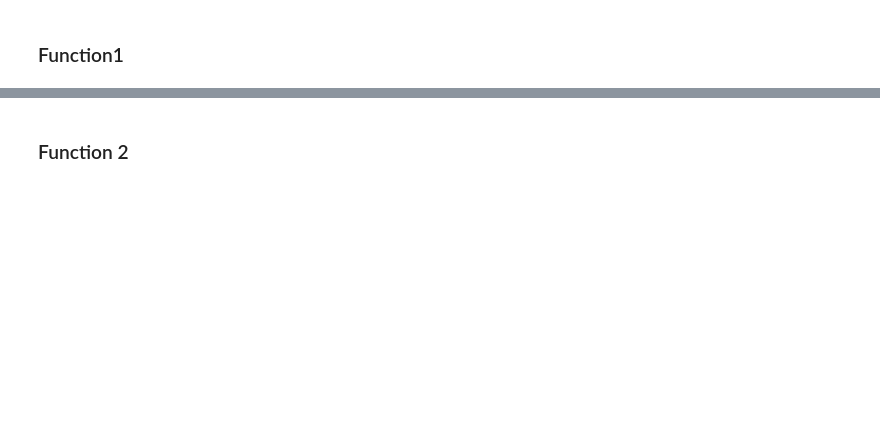
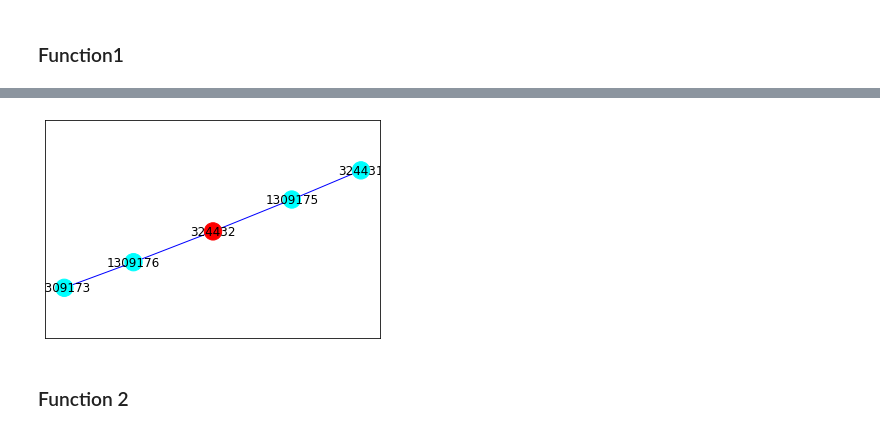
Before and after one commit to LucaUrban/ADM-HM5, a Jupyter notebook: Untitled5.ipynb, the cells around one changed output, grey strips where cells are left out. Saved outputs shown, nothing was run; the diff lists cells and outputs as text; code cells hidden in the pictures; blank space fills up the shorter version.

```diff
--- a/Untitled5.ipynb
+++ b/Untitled5.ipynb
@@ -112,2 +174,6 @@ function1(G, 1, "meters", 7500)
+# %%
+function1(324432, "time", 2000)
+# %% [output]
+[figure, added]
 # %% [markdown]
 ### Function 2
```
Also changed, not shown: parts of 24 cells of this notebook.
